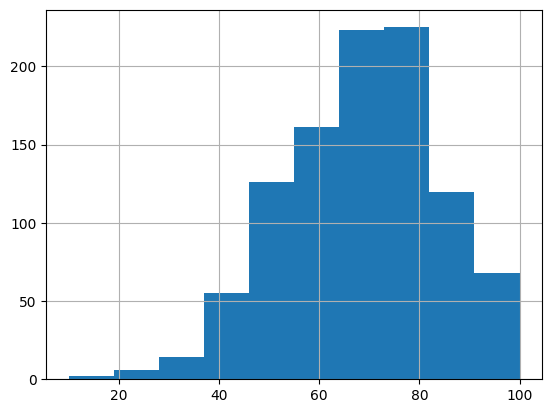
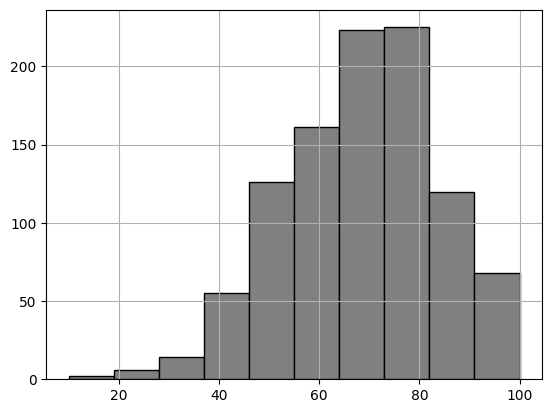
The notebook cell's code change between the first figure and the second:
--- before
+++ after
@@ -1 +1 @@
-df['writing_score'].hist()
+df['writing_score'].hist(color="gray", edgecolor="black")

Commit: color palette